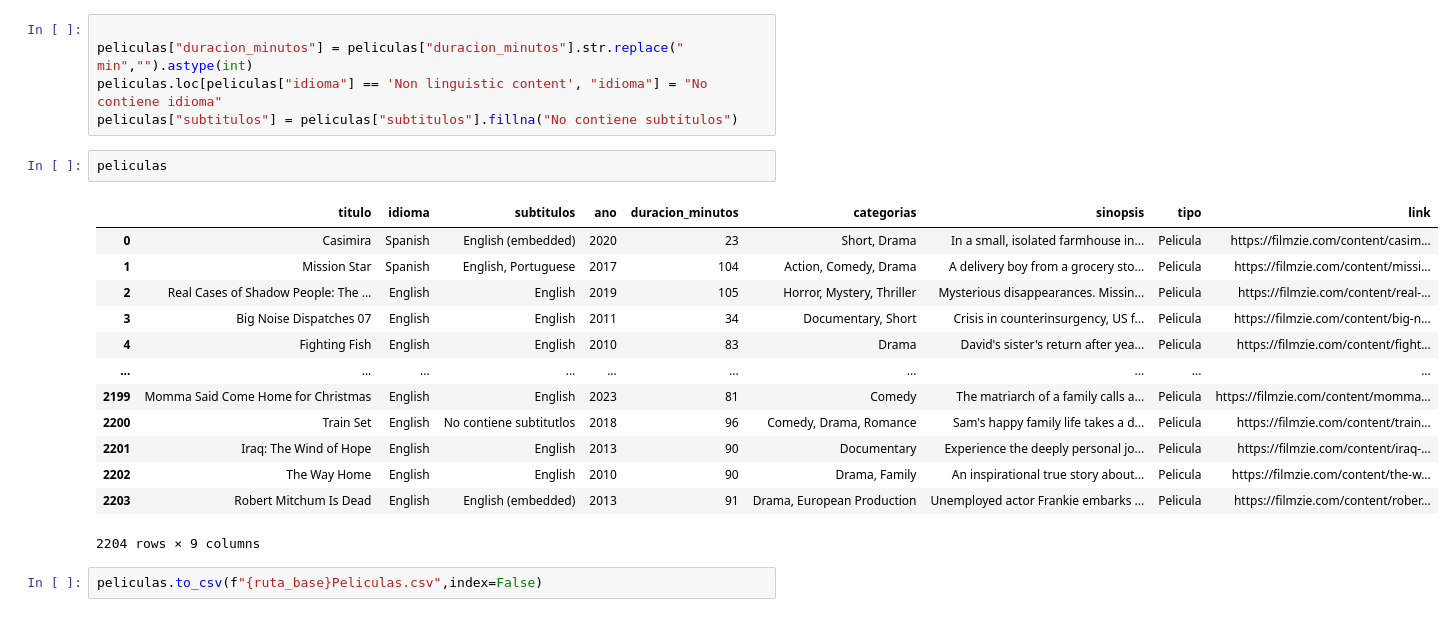
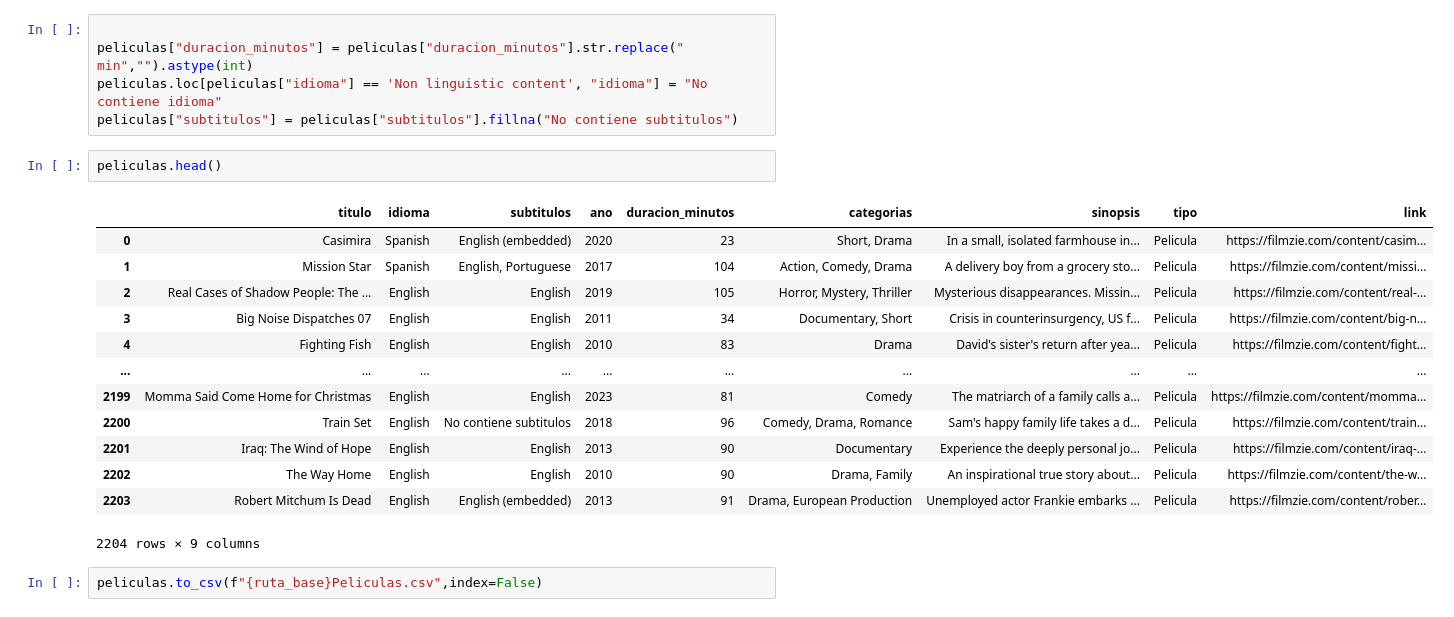
Before and after one commit to jonathancastillo185/Technical-Test, a Jupyter notebook: Scraping.ipynb, the cells around one changed output. Drawn from its saved outputs; the diff is of its cells as text.

```diff
--- a/Scraping.ipynb
+++ b/Scraping.ipynb
@@ -122,17 +124,17 @@ peliculas["duracion_minutos"] = peliculas["duracion_minutos"].str.replace(" min"
 peliculas.loc[peliculas["idioma"] == 'Non linguistic content', "idioma"] = "No contiene idioma"
 peliculas["subtitulos"] = peliculas["subtitulos"].fillna("No contiene subtitulos")
 # %%
-peliculas
+peliculas.head()
 # %% [output]
 |  | titulo | idioma | subtitulos | ano | duracion_minutos | categorias | sinopsis | tipo | link |
 | 0 | Casimira | Spanish | English (embedded) | 2020 | 23 | Short, Drama | In a small, isolated farmhouse in... | Pelicula | https://filmzie.com/content/casim... |
 | 1 | Mission Star | Spanish | English, Portuguese | 2017 | 104 | Action, Comedy, Drama | A delivery boy from a grocery sto... | Pelicula | https://filmzie.com/content/missi... |
 | 2 | Real Cases of Shadow People: The ... | English | English | 2019 | 105 | Horror, Mystery, Thriller | Mysterious disappearances. Missin... | Pelicula | https://filmzie.com/content/real-... |
 | 3 | Big Noise Dispatches 07 | English | English | 2011 | 34 | Documentary, Short | Crisis in counterinsurgency, US f... | Pelicula | https://filmzie.com/content/big-n... |
 | 4 | Fighting Fish | English | English | 2010 | 83 | Drama | David's sister's return after yea... | Pelicula | https://filmzie.com/content/fight... |
 | ... | ... | ... | ... | ... | ... | ... | ... | ... | ... |
 | 2199 | Momma Said Come Home for Christmas | English | English | 2023 | 81 | Comedy | The matriarch of a family calls a... | Pelicula | https://filmzie.com/content/momma... |
-| 2200 | Train Set | English | No contiene subtitutlos | 2018 | 96 | Comedy, Drama, Romance | Sam's happy family life takes a d... | Pelicula | https://filmzie.com/content/train... |
+| 2200 | Train Set | English | No contiene subtitulos | 2018 | 96 | Comedy, Drama, Romance | Sam's happy family life takes a d... | Pelicula | https://filmzie.com/content/train... |
 | 2201 | Iraq: The Wind of Hope | English | English | 2013 | 90 | Documentary | Experience the deeply personal jo... | Pelicula | https://filmzie.com/content/iraq-... |
 | 2202 | The Way Home | English | English | 2010 | 90 | Drama, Family | An inspirational true story about... | Pelicula | https://filmzie.com/content/the-w... |
 | 2203 | Robert Mitchum Is Dead | English | English (embedded) | 2013 | 91 | Drama, European Production | Unemployed actor Frankie embarks ... | Pelicula | https://filmzie.com/content/rober... |
```
Also changed, not shown: parts of 6 cells of this notebook, 12 other files.
